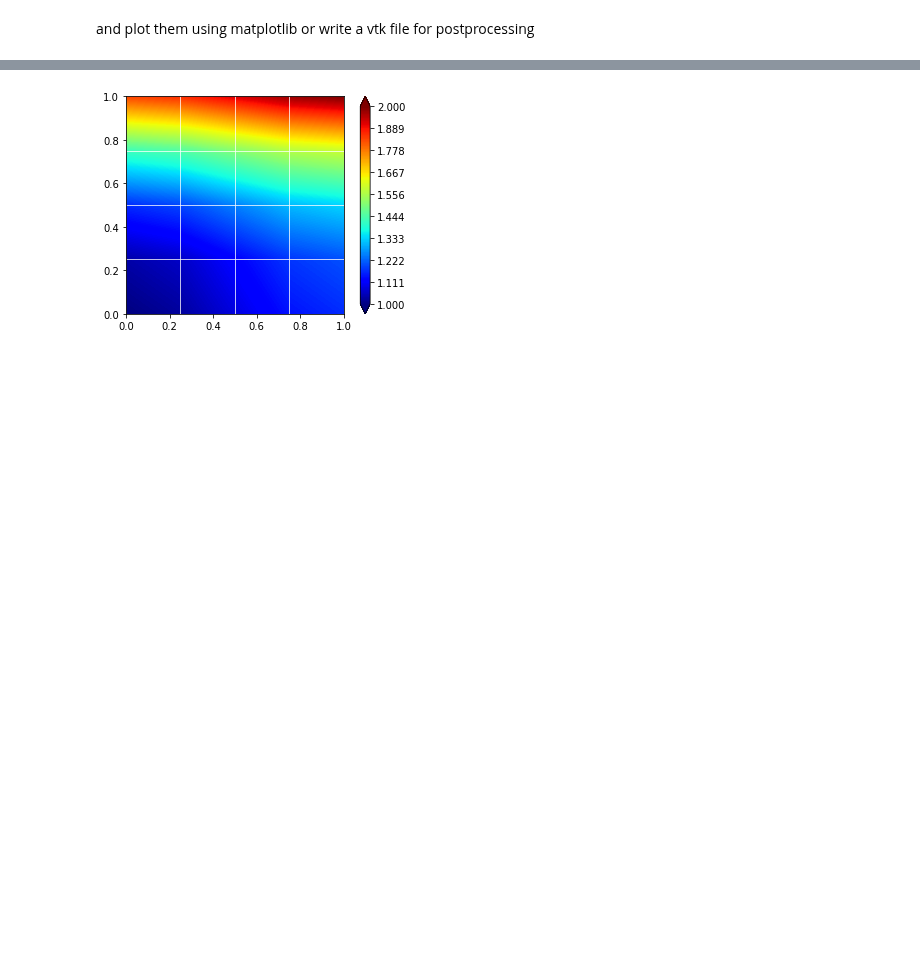
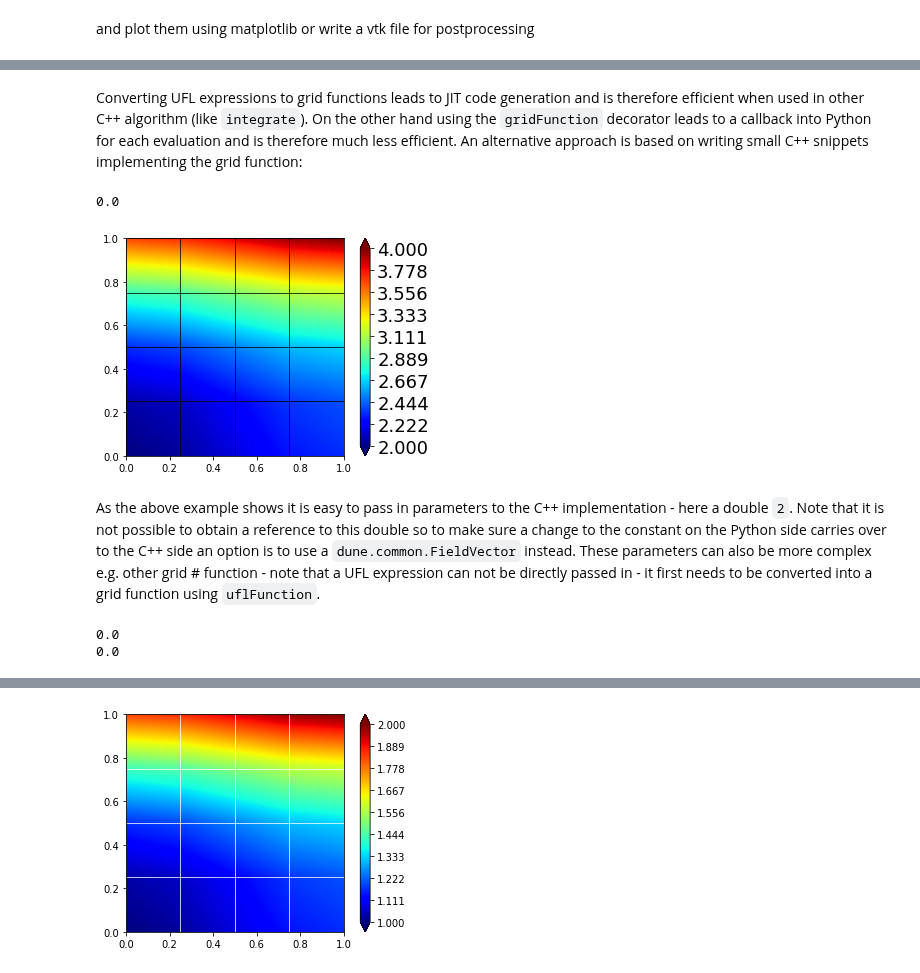
Before and after one commit to adedner/dune-fempy, a Jupyter notebook: doc/dune-fempy_nb.ipynb, the cells around one changed output, grey strips where cells are left out. Cells and saved outputs as stored; diff of their text form; code cells hidden in the pictures; blank space fills up the shorter version.

```diff
--- a/doc/dune-fempy_nb.ipynb
+++ b/doc/dune-fempy_nb.ipynb
@@ -56,0 +118,72 @@ Setting up a discrete function space and some grid function
+# %% [markdown]
+Converting UFL expressions to grid functions leads to JIT code generation
+and is therefore efficient when used in other C++ algorithm (like
+`integrate`). On the other hand using the `gridFunction` decorator leads
+to a callback into Python for each evaluation and is therefore much less
+efficient. An alternative approach is based on writing small C++ snippets
+implementing the grid function:
+# %%
+from dune.fem.function import cppFunction
+code="""
+#include <cmath>
+#include <dune/python/grid/function.hh>
+template <class GridView>
+auto aTimesExact(double a)
+{
+  // the return value needs to be a std::function with the correct
+  // signature so that the correct static information can be retrieved.
+  // The `stdFunction<GV,dimR>` helper class can be used for this - where
+  // `dimR=0` leads to a scalar function, `dimR>0` leads to a grid function
+  // returning a double vector of size `dimR`.
+  typedef Dune::Python::stdFunction<GridView,0> Func;
+  typename Func::value f = [a](const auto& en,const auto& xLocal) -> auto
+  {
+    auto x = en.geometry().global(xLocal);
+    return a*(1./2.*(std::pow(x[0],2)+std::pow(x[1],2)) - 1./3.*(std::pow(x[0],3) - std::pow(x[1],3)) + 1.);
+  };
+  return f;
+}
+"""
+exactCpp = cppFunction(gridView, name="exactCpp", order=2,
+                       fctName="aTimesExact",includes=io.StringIO(code))(2.)
+print( integrate(gridView, abs(2*exact-exactCpp), order=5) )
+exactCpp.plot()
+# %% [output]
+0.0
+[figure, added]
+# %% [markdown]
+As the above example shows it is easy to pass in parameters to the C++
+implementation - here a double `2`. Note that it is not possible to
+obtain a reference to this double so to make sure a change to the
+constant on the Python side carries over to the C++ side an option is to
+use a `dune.common.FieldVector` instead.
+These parameters can also be more complex e.g. other grid # function -
+note that a UFL expression can not be directly passed in - it first needs
+to be converted into a grid function using `uflFunction`.
+# %%
+code2="""
+#include <cmath>
+#include <dune/python/grid/function.hh>
+template <class GridView, class GF>
+auto aTimesExact(const GF &gf,Dune::FieldVector<double,1> &a)
+{
+  typedef Dune::Python::stdFunction<GridView,0> Func;
+  typename Func::value f = [lgf=localFunction(gf),&a]
+                           (const auto& en,const auto& xLocal) mutable -> auto
+  {
+    lgf.bind(en); // lambda must be mutable so that the non const function can be called
+    return a[0]*lgf(xLocal);
+  };
+  return f;
+}
+"""
+from dune.common import FieldVector
+a = FieldVector([2])
+exactCpp2 = cppFunction(gridView, name="exactCpp", order=2,
+                        fctName="aTimesExact",includes=io.StringIO(code2))(exact_gf,a)
+print( integrate(gridView, abs(exactCpp-exactCpp2), order=5) )
+a[0] = 4
+print( integrate(gridView, abs(2*exactCpp-exactCpp2), order=5) )
+# %% [output]
+0.0
+0.0
```
Also changed, not shown: parts of 39 cells of this notebook, 8 other files.
